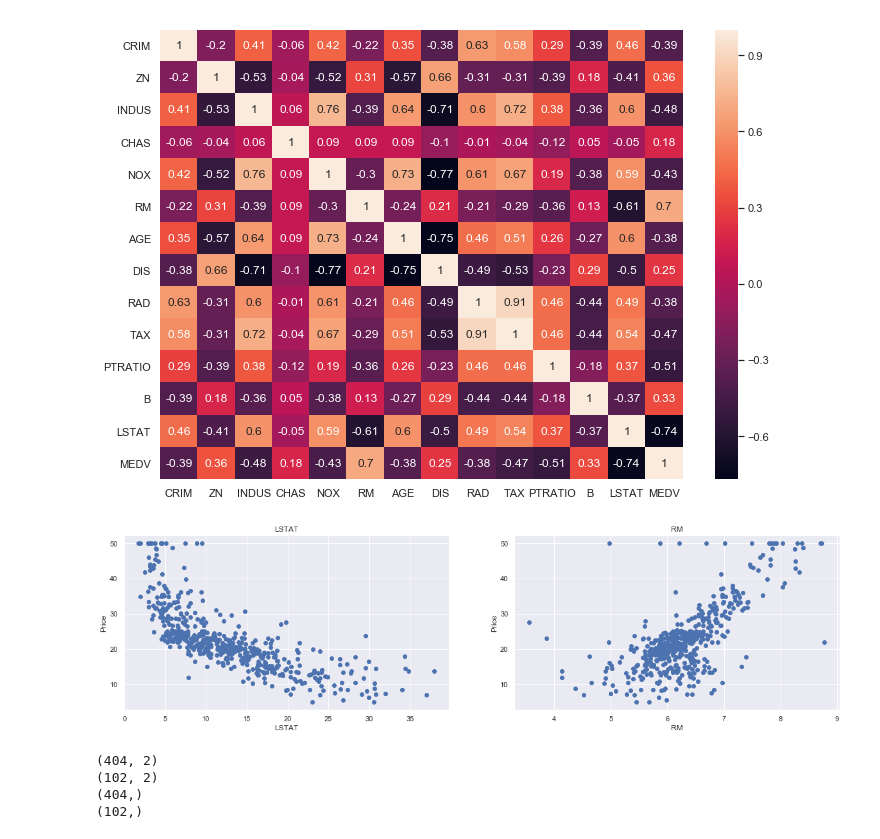
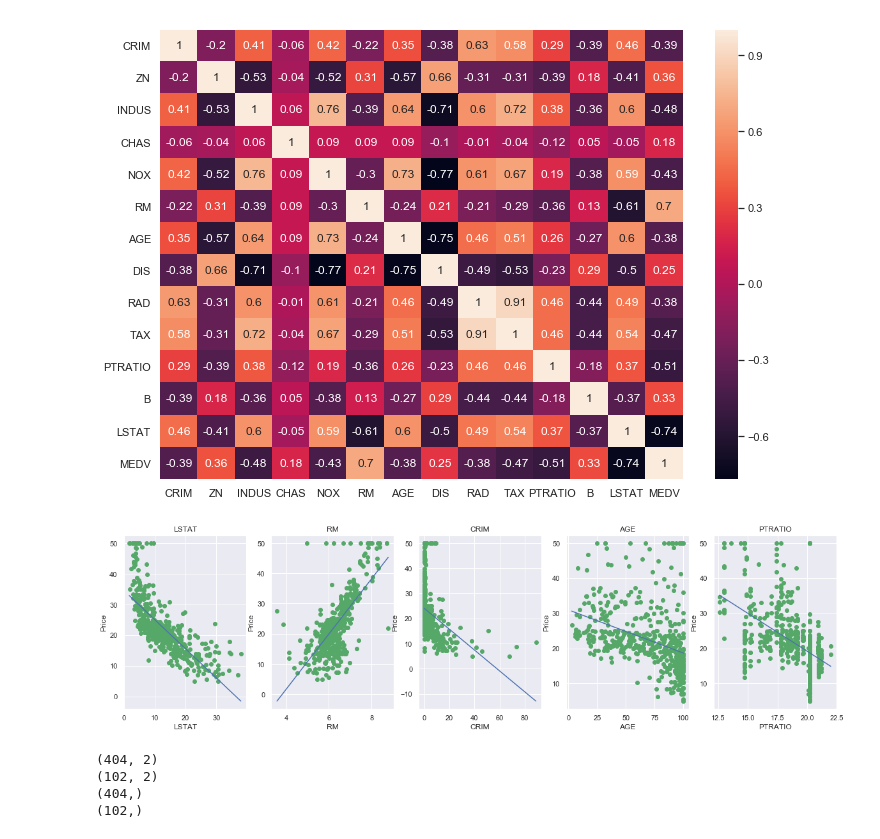
Before and after one commit to Sumitkchoubey/-analysis-machine-learning-, a Jupyter notebook: Boston DataSet.ipynb, the cells around one changed output. Cells and saved outputs as stored; diff of their text form; code cells hidden in the pictures.

Commit message:
Boston Dataset

```diff
--- a/Boston DataSet.ipynb
+++ b/Boston DataSet.ipynb
@@ -19,5 +49,6 @@ boston.head()
 # %%
-boston['MEDV'] = boston_dataset.target
+boston.describe()
+boston['Price'] = boston_dataset.target
 boston.head()
 # %% [output]
 |  | CRIM | ZN | INDUS | CHAS | NOX | RM | AGE | DIS | RAD | TAX | PTRATIO | ... |
@@ -27,7 +58,7 @@ boston.head()
 | 3 | 0.03237 | 0.0 | 2.18 | 0.0 | 0.458 | 6.998 | 45.8 | 6.0622 | 3.0 | 222.0 | 18.7 | ... |
 | 4 | 0.06905 | 0.0 | 2.18 | 0.0 | 0.458 | 7.147 | 54.2 | 6.0622 | 3.0 | 222.0 | 18.7 | ... |
 # %%
-sns.set(rc={'figure.figsize':(11.7,8.27)})
-sns.distplot(boston['MEDV'], bins=30)
+sns.set(rc={'figure.figsize':(11,8)})
+sns.distplot(boston['Price'], bins=30 ,color='g')
 plt.show()
 # %% [output]
@@ -41,19 +72,20 @@ sns.heatmap(data=correlation_matrix, annot=True)
 # %%
 
 plt.figure(figsize=(20, 5))
 
-features = ['LSTAT', 'RM']
-target = boston['MEDV']
+features = ['LSTAT', 'RM','CRIM','AGE','PTRATIO']
+target = boston['Price']
 
 for i, col in enumerate(features):
     plt.subplot(1, len(features) , i+1)
     x = boston[col]
     y = target
-    plt.scatter(x, y, marker='o')
+    plt.scatter(x, y, marker='o',color='g')
+    plt.plot(np.unique(x), np.poly1d(np.polyfit(x, y, 1))(np.unique(x)))
     plt.title(col)
     plt.xlabel(col)
     plt.ylabel('Price')
 # %% [output]
-[figure, old version]
+[figure, new version]
 # %%
 X = pd.DataFrame(np.c_[boston['LSTAT'], boston['RM']], columns = ['LSTAT','RM'])
```
Also changed, not shown: parts of 10 cells of this notebook.
